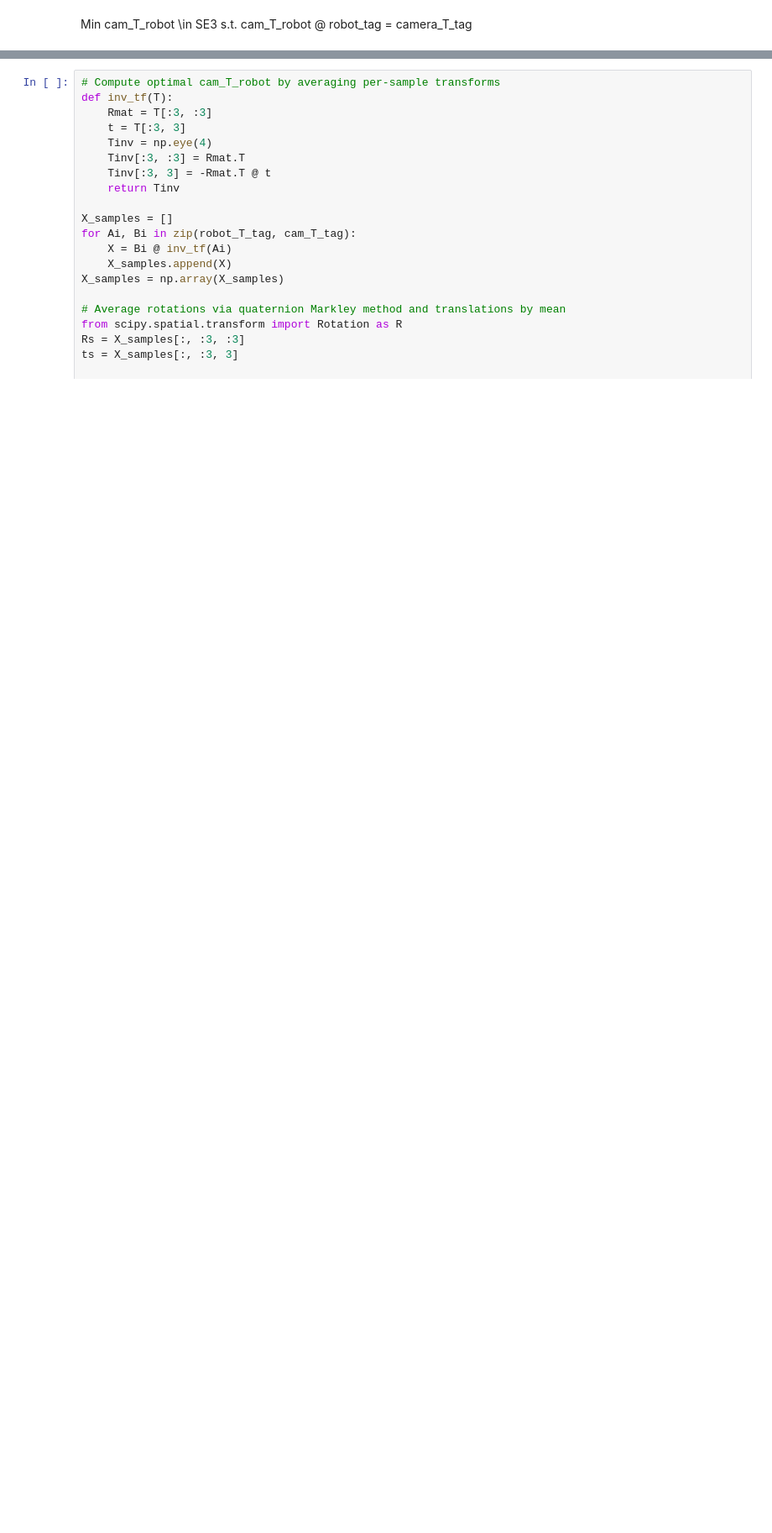
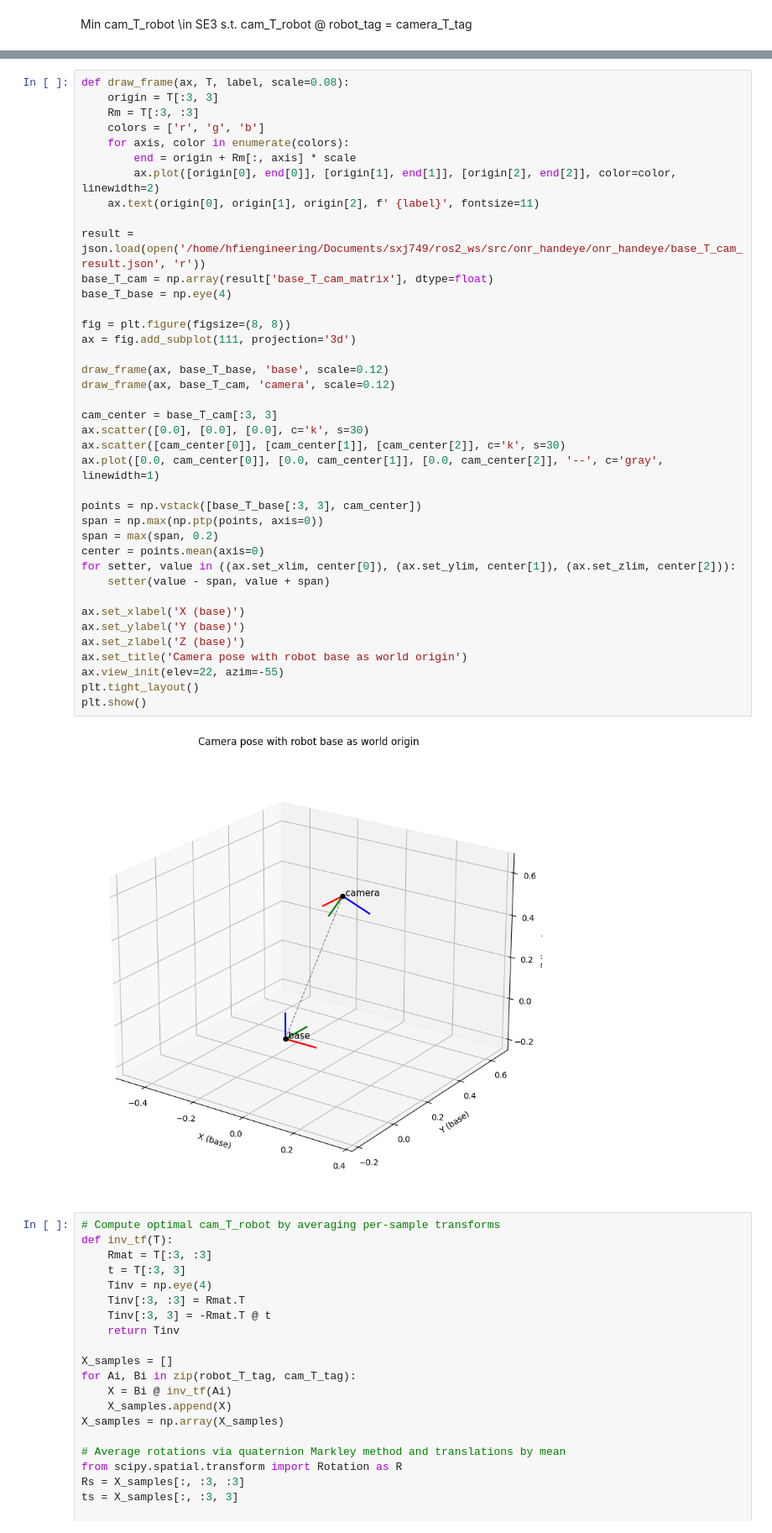
Before and after one commit to sailboy1025/fr3-handeye-calibration, a Jupyter notebook: notebooks/calib.ipynb, the cells around one changed output, grey strips where cells are left out. Shown at 84% size. Drawn from its saved outputs; the diff is of its cells as text; blank space fills up the shorter version.

```diff
--- a/notebooks/calib.ipynb
+++ b/notebooks/calib.ipynb
@@ -41,3 +74,44 @@ Min cam_T_robot \in SE3 s.t. cam_T_robot @ robot_tag = camera_T_tag
+# %%
+def draw_frame(ax, T, label, scale=0.08):
+    origin = T[:3, 3]
+    Rm = T[:3, :3]
+    colors = ['r', 'g', 'b']
+    for axis, color in enumerate(colors):
+        end = origin + Rm[:, axis] * scale
+        ax.plot([origin[0], end[0]], [origin[1], end[1]], [origin[2], end[2]], color=color, linewidth=2)
+    ax.text(origin[0], origin[1], origin[2], f' {label}', fontsize=11)
+
+result = json.load(open('/home/hfiengineering/Documents/sxj749/ros2_ws/src/onr_handeye/onr_handeye/base_T_cam_result.json', 'r'))
+base_T_cam = np.array(result['base_T_cam_matrix'], dtype=float)
+base_T_base = np.eye(4)
+
+fig = plt.figure(figsize=(8, 8))
+ax = fig.add_subplot(111, projection='3d')
+
+draw_frame(ax, base_T_base, 'base', scale=0.12)
+draw_frame(ax, base_T_cam, 'camera', scale=0.12)
+
+cam_center = base_T_cam[:3, 3]
+ax.scatter([0.0], [0.0], [0.0], c='k', s=30)
+ax.scatter([cam_center[0]], [cam_center[1]], [cam_center[2]], c='k', s=30)
+ax.plot([0.0, cam_center[0]], [0.0, cam_center[1]], [0.0, cam_center[2]], '--', c='gray', linewidth=1)
+
+points = np.vstack([base_T_base[:3, 3], cam_center])
+span = np.max(np.ptp(points, axis=0))
+span = max(span, 0.2)
+center = points.mean(axis=0)
+for setter, value in ((ax.set_xlim, center[0]), (ax.set_ylim, center[1]), (ax.set_zlim, center[2])):
+    setter(value - span, value + span)
+
+ax.set_xlabel('X (base)')
+ax.set_ylabel('Y (base)')
+ax.set_zlabel('Z (base)')
+ax.set_title('Camera pose with robot base as world origin')
+ax.view_init(elev=22, azim=-55)
+plt.tight_layout()
+plt.show()
+# %% [output]
+[figure, added]
 # %%
 # Compute optimal cam_T_robot by averaging per-sample transforms
 def inv_tf(T):
```
Also changed, not shown: parts of 4 cells of this notebook, 1 other file.
